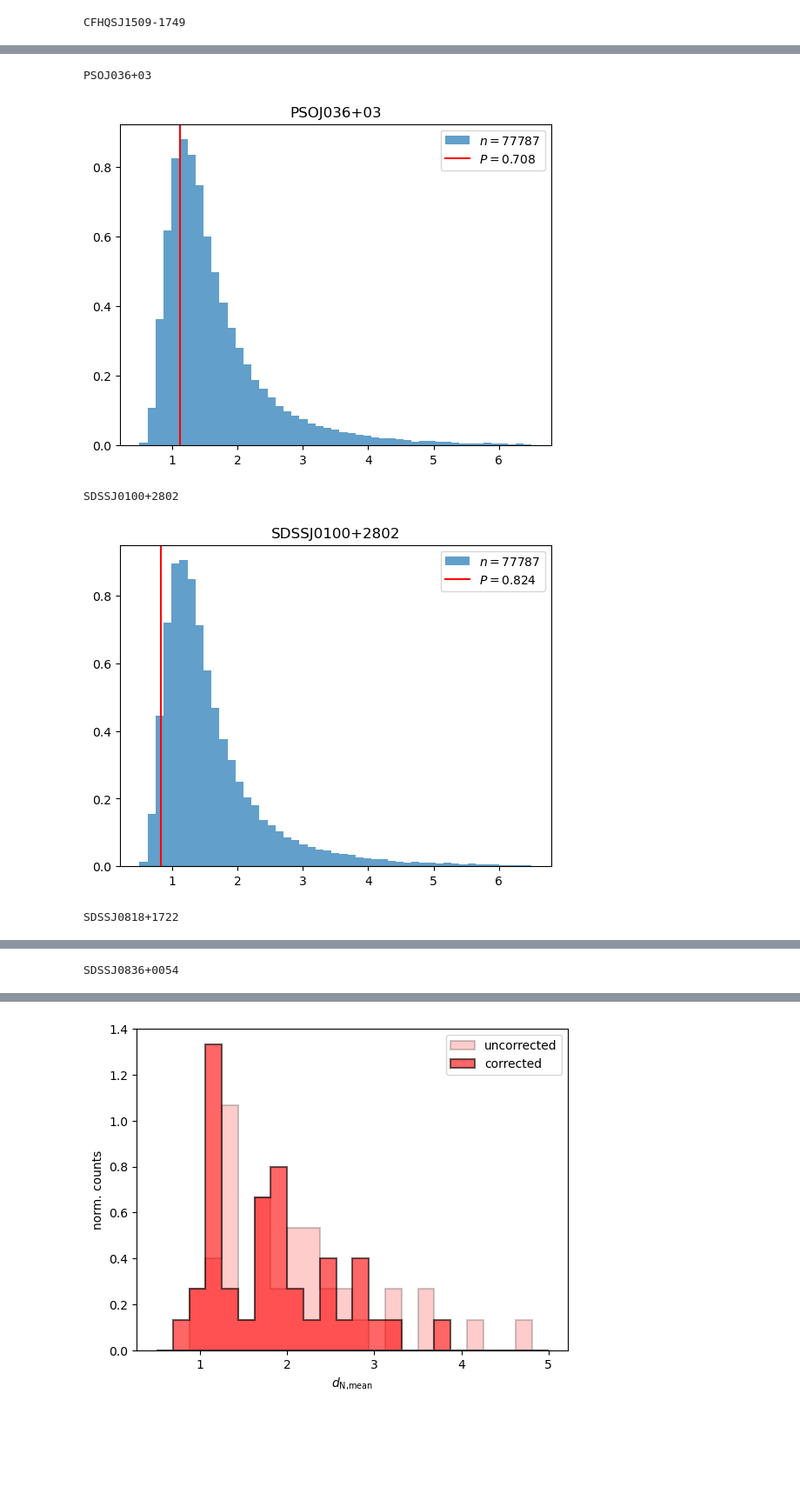
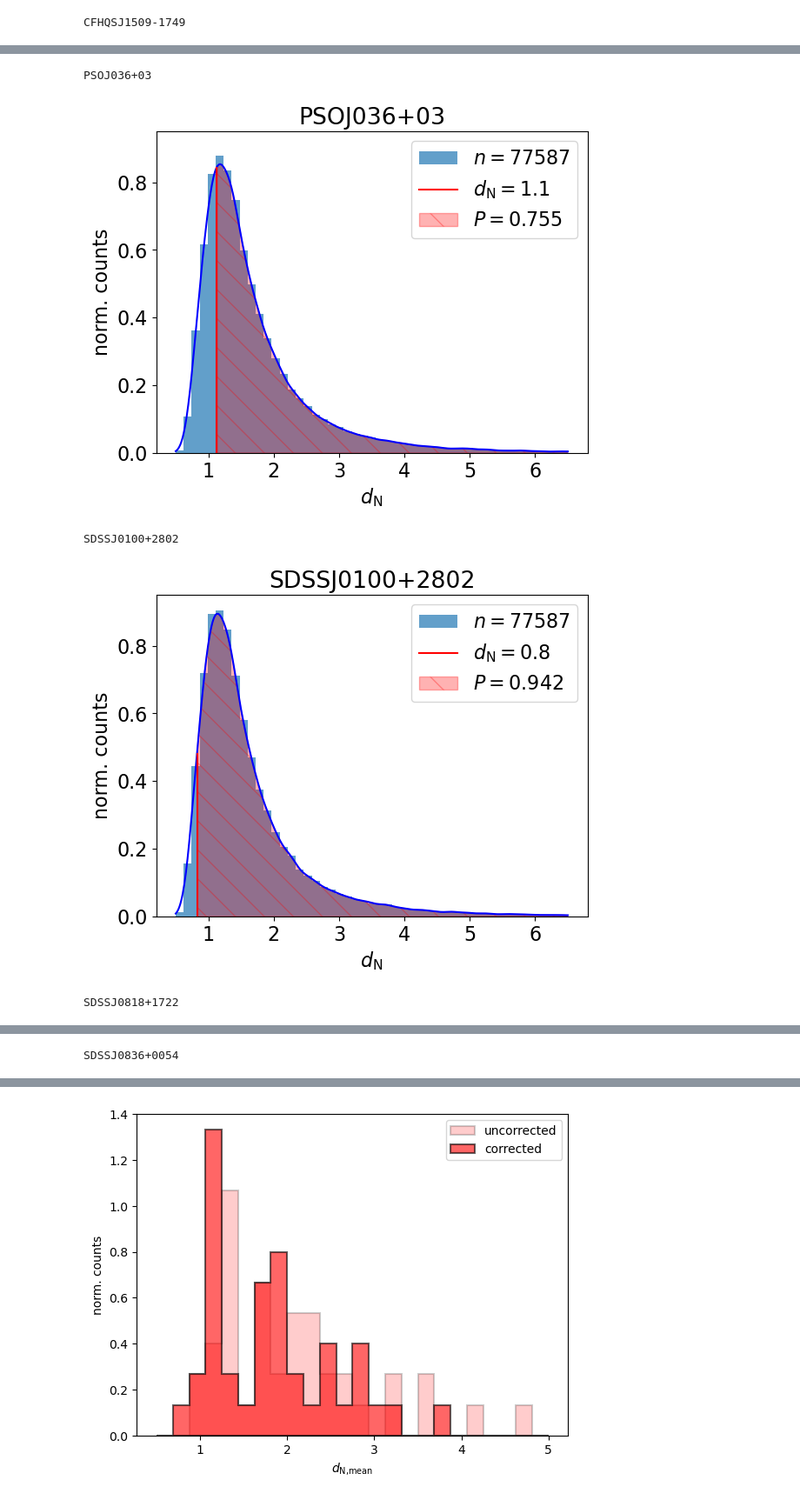
Before and after one commit to bartiosz/qso_nn, a Jupyter notebook: nn_statistics_v2.ipynb, the cells around one changed output, grey strips where cells are left out. Shown at 87% size. Saved outputs shown, nothing was run; the diff lists cells and outputs as text; code cells hidden in the pictures; blank space fills up the shorter version.

```diff
--- a/nn_statistics_v2.ipynb
+++ b/nn_statistics_v2.ipynb
@@ -49,7 +49,7 @@ d_means = [np.mean([float(j) for j in nn]) for nn in nn_Ds]
 sort_index = np.argsort(d_means)
 idx_sorted = nn_id[sort_index]
 dmean_sorted = np.sort(d_means)
-dmean_sorted = dmean_sorted[:-200]
+dmean_sorted = dmean_sorted[:-200]       # Exclude 'weird' quasars (BAL, red,...)
 
 
 # high z spectra
@@ -78,7 +78,7 @@ hdmean_sorted = np.sort(hd_means)
 # p_sorted = np.array(sorted(p,reverse=True))
 
 # plot histogram
-bins = np.linspace(0, 8, 500)
+bins = np.linspace(0, 8, 50)
 fig, ax = plt.subplots()
 fig.set_figwidth(5.1)
 ax.hist(dmean_sorted,bins,density=True,alpha=0.7,color='tab:blue',label='$n={}$'.format(len(dmean_sorted)))
@@ -104,11 +104,11 @@ plt.ylabel('norm. counts')
 # Kernel Density Estimation
 # eBOSS
 kernel = gaussian_kde(dmean_sorted, bw_method=0.05)
-y = kernel.pdf(bins)
-plt.plot(bins,y,color='blue',label='KDE eBOSS')
+y = kernel.pdf(np.linspace(0,8,500))
+plt.plot(np.linspace(0,8,500),y,color='blue',label='KDE eBOSS')
 
 plt.legend()
-#plt.savefig('plots/distr_eboss_highz_eg.pdf',format='pdf')
+# plt.savefig('plots/distr_eboss_highz_eg.pdf',format='pdf',bbox_inches='tight')
 plt.show()
 
 kernel.integrate_box_1d(1,2)
@@ -136,5 +136,7 @@ array(['ATLASJ025.6821-33.4627', 'CFHQSJ1509-1749', 'PSOJ036+03',
 # %%
 from scipy import stats
+# plt.rcParams.update({'font.size': 16})
+
 # high z spectra
 hnnfile = np.loadtxt(hpath + 'highZ_NN_ext_plclbound.txt',dtype='str')
 hnn_id = hnnfile[:,0]
@@ -149,12 +151,12 @@ hd_means = hd_means[~filter]
 pvalue=[]
 # pp = PdfPages('plots/NN_distributions.pdf')
 for n in names:
-    dmean_trim = np.loadtxt('/media/bartosz/USB STICK/highz_data/eBOSS_NN_trim/pl_corr/{}_NN.txt'.format(n))
-    dmean_trim = dmean_trim[:,1]
+    dmean_trim = np.loadtxt('/media/bartosz/USB STICK/highz_data/eBOSS_NN_trim/pl_corr/{}_NN.txt'.format(n))[:,1]
+    dmean_trim = np.sort(dmean_trim)[:-200]       # Exclude 'weird' quasars (BAL, red,...)
 
     # Kernel Density Estimation
     # eBOSS
-    kernel = gaussian_kde(dmean_trim, bw_method='scott')
+    kernel = gaussian_kde(dmean_trim, bw_method=0.05)
 
     # highz index
     index = np.where(hnn_id == n)
@@ -172,17 +174,25 @@ for n in names:
     # plot histogram
     bins = np.linspace(0.5, 6.5, 50)
     fig, ax = plt.subplots()
-    # ax.set_facecolor('lightgrey')
-    # ax.patch.set_alpha(0.5)
     ax.hist(dmean_trim,bins,density=True,alpha=0.7,color='tab:blue',label='$n={}$'.format(len(dmean_trim)))
-    #ax.axvline(mean)
-    # ax.axvspan(mean,mean+std,color='green',alpha=0.4)
-    # ax.axvspan(mean+std,mean+2*std,color='cyan',alpha=0.4)
-    ax.axvline(d,color='red', label='$P={:.3f}$'.format(prob))
+
+    y = kernel.pdf(np.linspace(0.5,6.5,500))
+    plt.plot(np.linspace(0.5,6.5,500),y,color='blue')
+
+    linemax = kernel.pdf(d)[0]/0.95
+    ax.axvline(d,ymax=linemax,color='red',label=r'$d_\text{{N}}={:.1f}$'.format(d))
+    x=np.linspace(0.5,6.5,500)
+    plt.fill_between(x, y, where=(x > d), color='red', hatch='\\', alpha=0.3, label='$P={:.3f}$'.format(prob))
+    plt.ylim(0,0.95)
     plt.legend()
     plt.title(n)
+    plt.xlabel(r'$d_\text{N}$')
+    plt.ylabel('norm. counts')
+    # plt.savefig('plots/statistics/{}_LARGE3.pdf'.format(n),bbox_inches='tight')
     # pp.savefig(fig)
     plt.show()
+    plt.close()
+    # break
 # pp.close()
 # %% [output]
 ATLASJ025.6821-33.4627
@@ -192,5 +202,5 @@ CFHQSJ1509-1749
 PSOJ036+03
-[figure, old version]
+[figure, new version]
 SDSSJ0100+2802
-[figure, old version]
+[figure, new version]
 SDSSJ0818+1722
```
Also changed, not shown: parts of 8 cells of this notebook.
